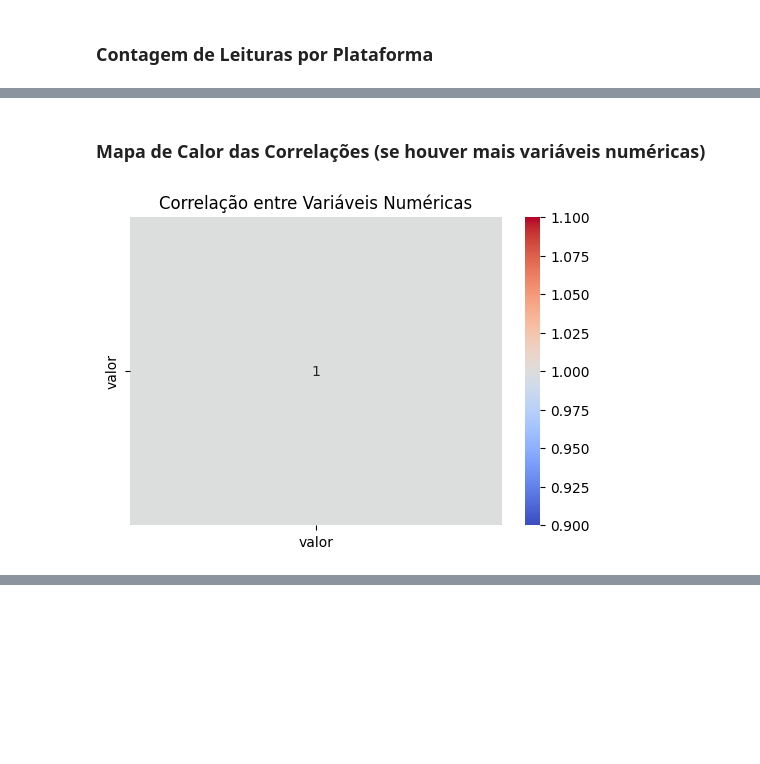
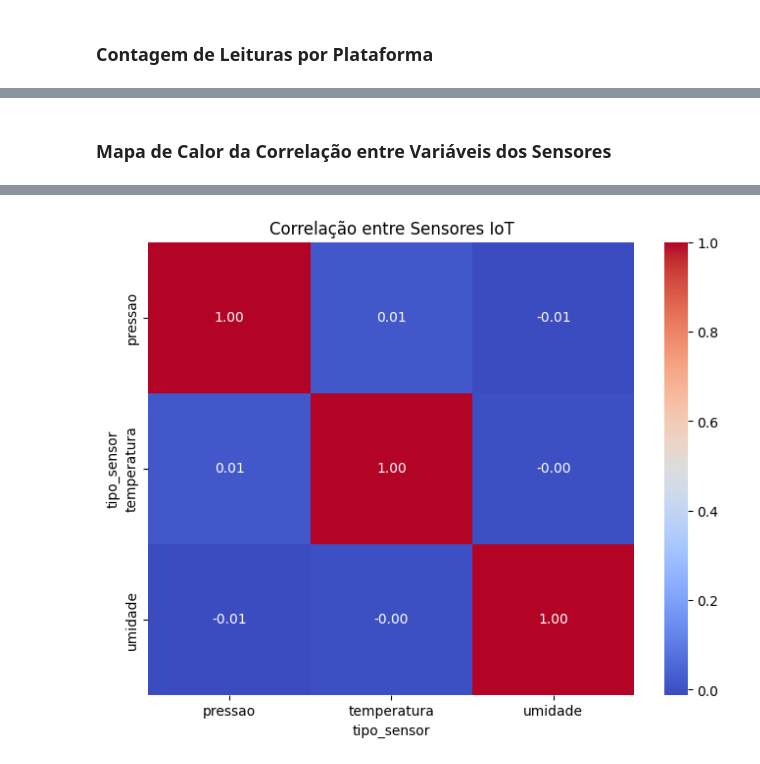
Before and after one commit to Adrianogvs/projeto-nosql-iot, a Jupyter notebook: notebooks/exploracao_inicial.ipynb, the cells around one changed output, grey strips where cells are left out. Drawn from its saved outputs; the diff is of its cells as text; code cells hidden in the pictures; blank space fills up the shorter version.

```diff
--- a/notebooks/exploracao_inicial.ipynb
+++ b/notebooks/exploracao_inicial.ipynb
@@ -131,11 +136,36 @@ plt.show()
-# %% [markdown]
-### Mapa de Calor das Correlações (se houver mais variáveis numéricas)
-# %%
-import seaborn as sns
-
-plt.figure(figsize=(6, 4))
-sns.heatmap(df.corr(numeric_only=True), annot=True, cmap='coolwarm')
-plt.title('Correlação entre Variáveis Numéricas')
-plt.show()
-# %% [output]
-[figure, removed]
+# %% [markdown]
+### Mapa de Calor da Correlação entre Variáveis dos Sensores
+# %%
+from pathlib import Path
+import pandas as pd
+import matplotlib.pyplot as plt
+import seaborn as sns
+
+# Caminho corrigido com base na estrutura real
+caminho = Path("../data/lake/sensores_lake.parquet")
+
+if not caminho.exists():
+    raise FileNotFoundError(f"Arquivo não encontrado: {caminho.resolve()}")
+
+# Carregar o DataFrame
+df = pd.read_parquet(caminho)
+
+# Garantir que o timestamp seja datetime
+df['timestamp'] = pd.to_datetime(df['timestamp'])
+
+# Pivotar os dados (colunas para cada tipo de sensor)
+df_pivot = df.pivot_table(
+    index='timestamp',
+    columns='tipo_sensor',
+    values='valor'
+).reset_index()
+
+# Exibir as primeiras linhas do pivot
+print(df_pivot.head())
+
+# Criar o mapa de calor da correlação entre os sensores
+plt.figure(figsize=(8, 6))
+sns.heatmap(df_pivot.corr(numeric_only=True), annot=True, cmap='coolwarm', fmt=".2f")
+plt.title('Correlação entre Sensores IoT')
+plt.show()
+# %% [output]
@@ -141,0 +178 @@ plt.show()
+[figure, added]
```
Also changed, not shown: parts of 8 cells of this notebook, 7 other files.
